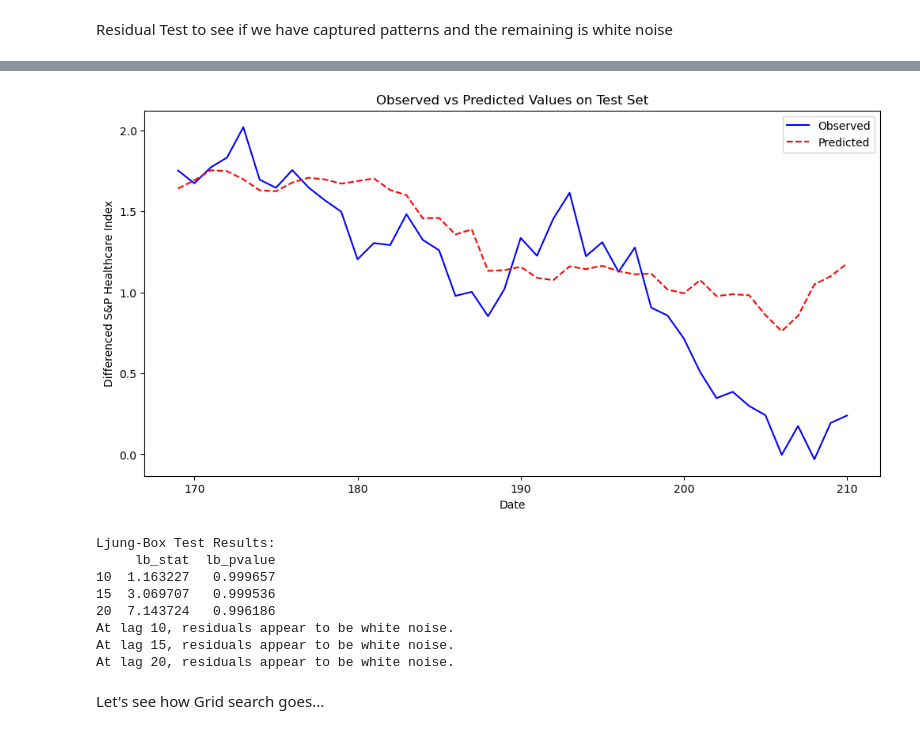
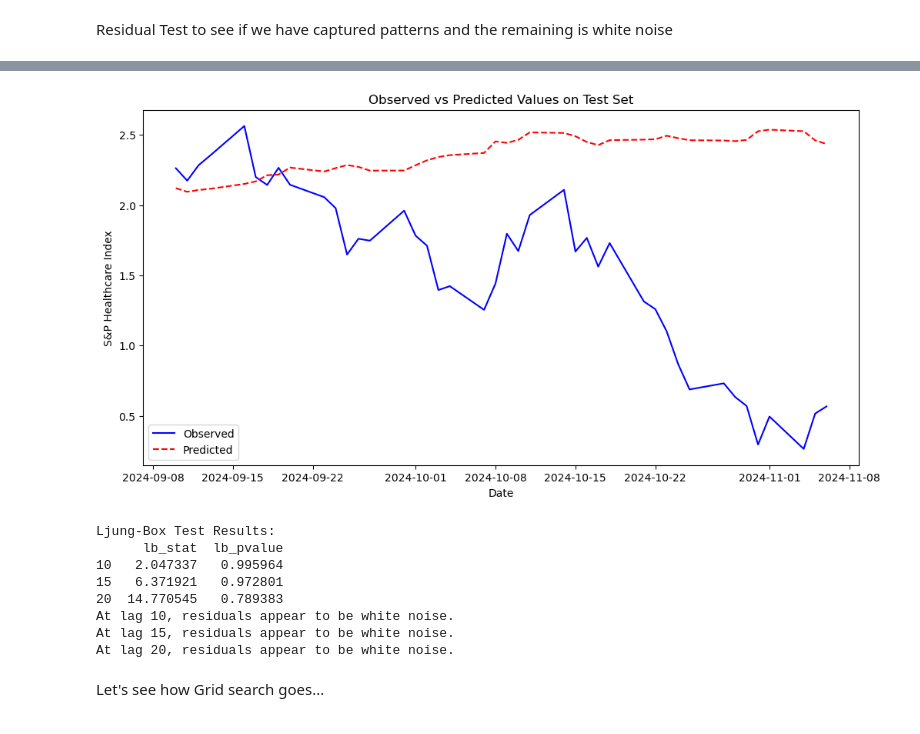
Before and after one commit to dg3358/ACTU-5842-Project, a Jupyter notebook: project_code.ipynb, the cells around one changed output, grey strips where cells are left out. Cells and saved outputs as stored; diff of their text form; code cells hidden in the pictures.

```diff
--- a/project_code.ipynb
+++ b/project_code.ipynb
@@ -573,7 +609,7 @@ model_sums = np.empty(shape = (max_AR + 1, max_MA + 1))
 mse_vals = np.empty(shape = (max_AR + 1, max_MA + 1))
 for i in range(0, max_AR + 1):
     for j in range(0, max_MA + 1):
-        curr_model = arima_output(i,0,j, X_train, y_train)
+        curr_model = arima_output(i,0,j, X_train, y_train, X_test, y_test)
         mse_vals[i,j] = curr_model[2]
 
 opt_AR = np.where(mse_vals == np.min(mse_vals))[0][0]
@@ -762,0 +759,19 @@ Test Mean Squared Error (MSE): 0.1810064850326265
+# %%
+tr_size_2, max_lag_2, X_train_2, X_test_2, y_train_2, y_test_2 = trn_test_spl('S&P Healthcare Index',
+                                                                              0,1,1)
+# %%
+max_AR_2 = 2
+max_MA_2 = 2
+
+model_sums_2 = np.empty(shape = (max_AR_2 + 1, max_MA_2 + 1))
+mse_vals_2 = np.empty(shape = (max_AR_2 + 1, max_MA_2 + 1))
+for i in range(0, max_AR_2 + 1):
+    for j in range(0, max_MA_2 + 1):
+        curr_model = arima_output(i,0,j, X_train_2, y_train_2, X_test_2, y_test_2)
+        mse_vals_2[i,j] = curr_model[2]
+
+opt_AR_2 = np.where(mse_vals_2 == np.min(mse_vals_2))[0][0]
+opt_MA_2 = np.where(mse_vals_2 == np.min(mse_vals_2))[1][0]
+print("Optimal p:", opt_AR_2)
+print("Optimal q:", opt_MA_2)
+print("MSE:", round(mse_vals_2[opt_AR, opt_MA],5))
@@ -762,0 +782,5 @@ Test Mean Squared Error (MSE): 0.1810064850326265
+# %%
+opt_model_sum_2, y_test_pred_2, opt_mse_2, resid_2 = arima_output(opt_AR_2, 1,
+                                                                   opt_MA_2,
+                                                                X_train_2, y_train_2,
+                                                                X_test_2, y_test_2)
@@ -763,16 +807,17 @@ Test Mean Squared Error (MSE): 0.1810064850326265
 # %%
 plt.figure(figsize=(12, 6))
-plt.plot(y_test.index, y_test, label='Observed', color='blue')
-plt.plot(y_test.index, y_test_pred, label='Predicted', color='red', linestyle='--')
+plt.plot(result_data['DATE'][tr_size_2 + max_lag_2:], y_test_2, label='Observed', color='blue')
+plt.plot(result_data['DATE'][tr_size_2 + max_lag_2:], y_test_pred_2,
+         label='Predicted', color='red', linestyle='--')
 plt.title('Observed vs Predicted Values on Test Set')
 plt.xlabel('Date')
-plt.ylabel('Differenced S&P Healthcare Index')
+plt.ylabel('S&P Healthcare Index')
 plt.legend()
 plt.show()
 # %% [output]
-[figure, old version]
+[figure, new version]
 # %%
-residuals = model_fit.resid
+residuals = resid_2
 
 ljung_box_results = acorr_ljungbox(residuals, lags=[10, 15, 20], return_df=True)
 print("Ljung-Box Test Results:")
@@ -785,10 +830,10 @@ for lag, p_value in zip(ljung_box_results.index, ljung_box_results['lb_pvalue'])
         print(f"At lag {lag}, residuals do not appear to be white noise.")
 # %% [output]
 Ljung-Box Test Results:
-     lb_stat  lb_pvalue
-10  1.163227   0.999657
-15  3.069707   0.999536
-20  7.143724   0.996186
+      lb_stat  lb_pvalue
+10   2.047337   0.995964
+15   6.371921   0.972801
+20  14.770545   0.789383
 At lag 10, residuals appear to be white noise.
 At lag 15, residuals appear to be white noise.
 At lag 20, residuals appear to be white noise.
```
Also changed, not shown: parts of 38 cells of this notebook.
